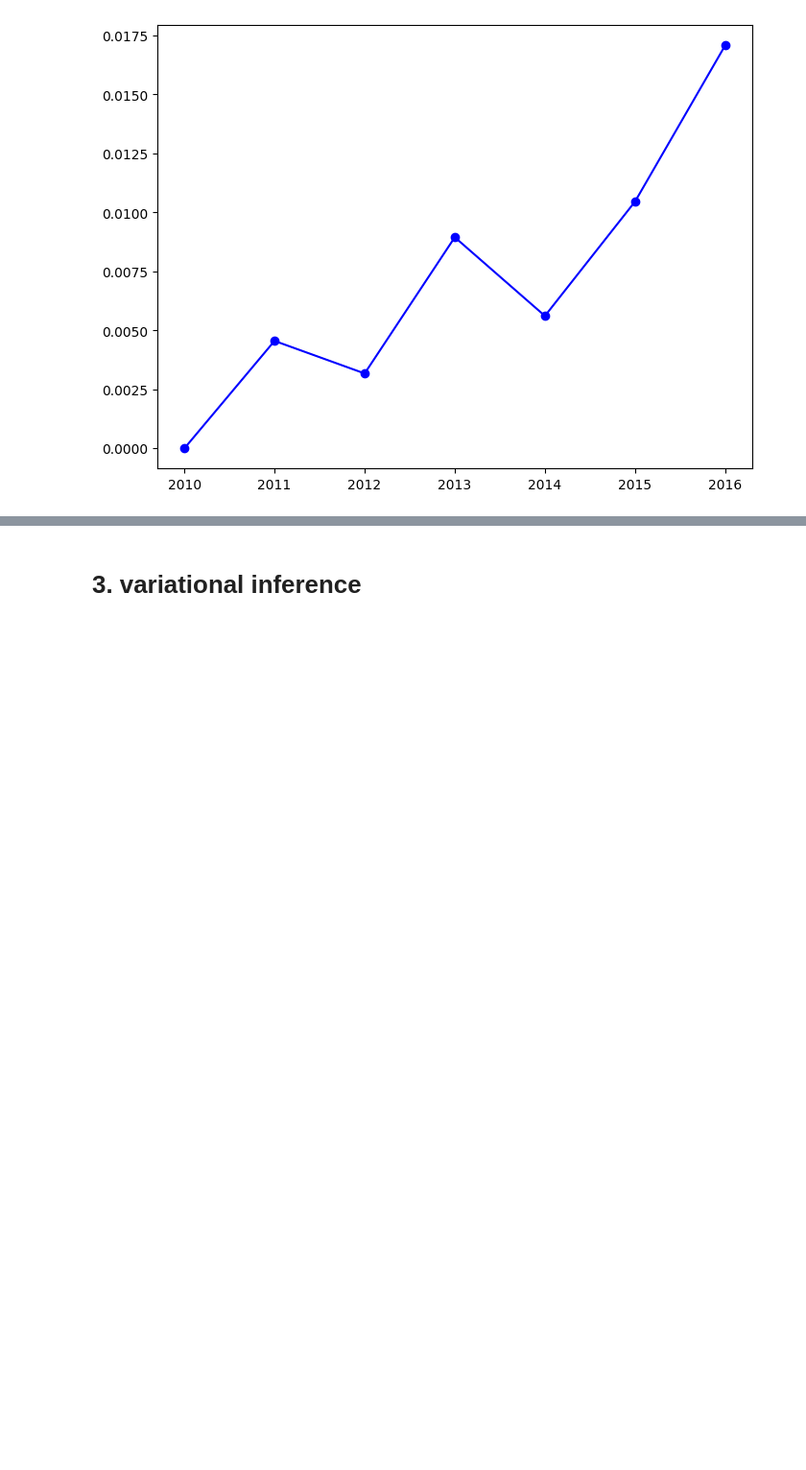
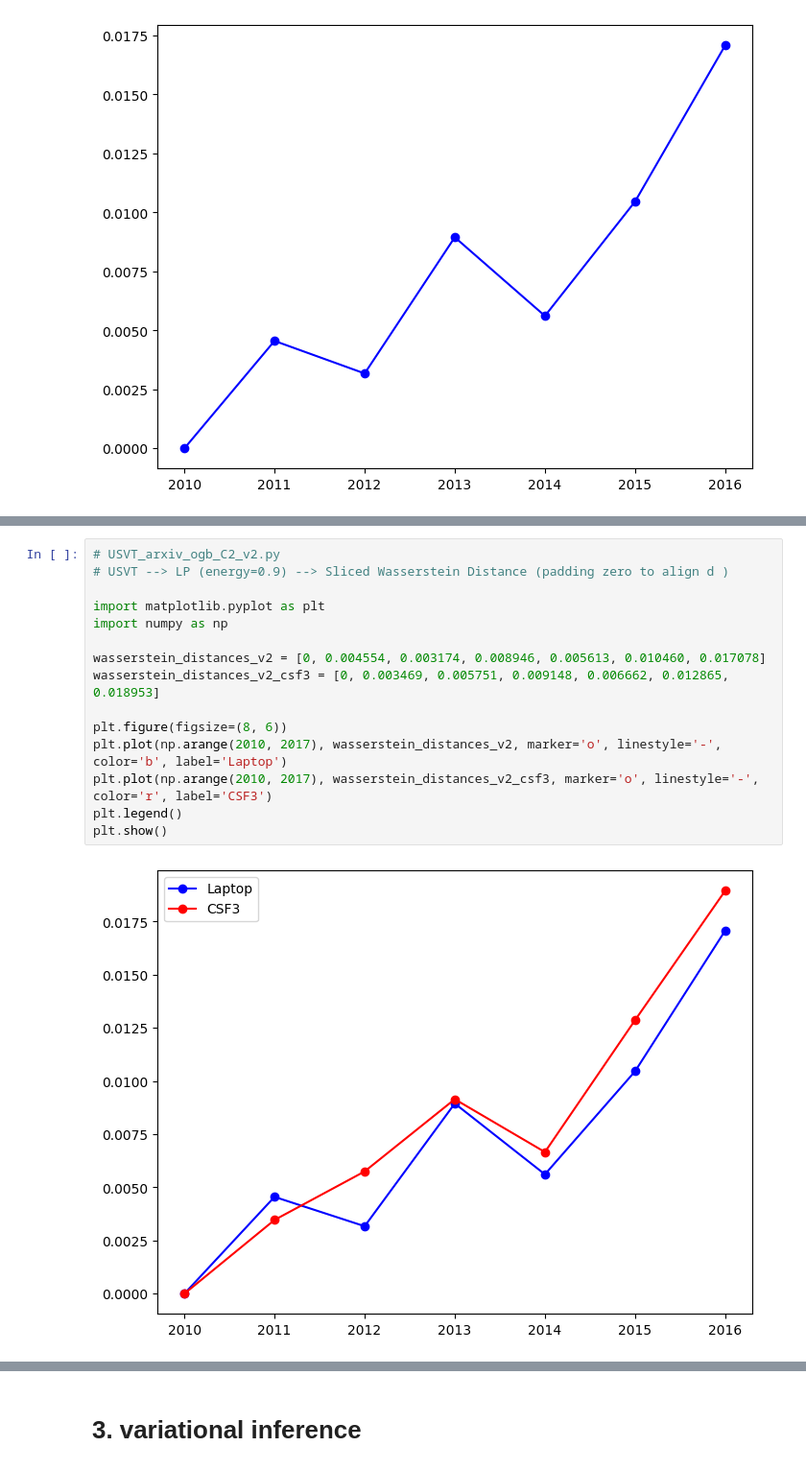
Before and after one commit to ZhangWan-byte/lpm, a Jupyter notebook: OGB_arXiv.ipynb, the cells around one changed output, grey strips where cells are left out. Shown at 96% size. Saved outputs shown, nothing was run; the diff lists cells and outputs as text; blank space fills up the shorter version.

```diff
--- a/OGB_arXiv.ipynb
+++ b/OGB_arXiv.ipynb
@@ -2478,0 +2479,17 @@ pearsonr(np.array(wasserstein_distances), np.arange(2010,2017)), spearmanr(np.ar
+# %%
+# USVT_arxiv_ogb_C2_v2.py
+# USVT --> LP (energy=0.9) --> Sliced Wasserstein Distance (padding zero to align d )
+
+import matplotlib.pyplot as plt
+import numpy as np
+
+wasserstein_distances_v2 = [0, 0.004554, 0.003174, 0.008946, 0.005613, 0.010460, 0.017078]
+wasserstein_distances_v2_csf3 = [0, 0.003469, 0.005751, 0.009148, 0.006662, 0.012865, 0.018953]
+
+plt.figure(figsize=(8, 6))
+plt.plot(np.arange(2010, 2017), wasserstein_distances_v2, marker='o', linestyle='-', color='b', label='Laptop')
+plt.plot(np.arange(2010, 2017), wasserstein_distances_v2_csf3, marker='o', linestyle='-', color='r', label='CSF3')
+plt.legend()
+plt.show()
+# %% [output]
+[figure, added]
```
Also changed, not shown: parts of 7 cells of this notebook, 2 other files.
